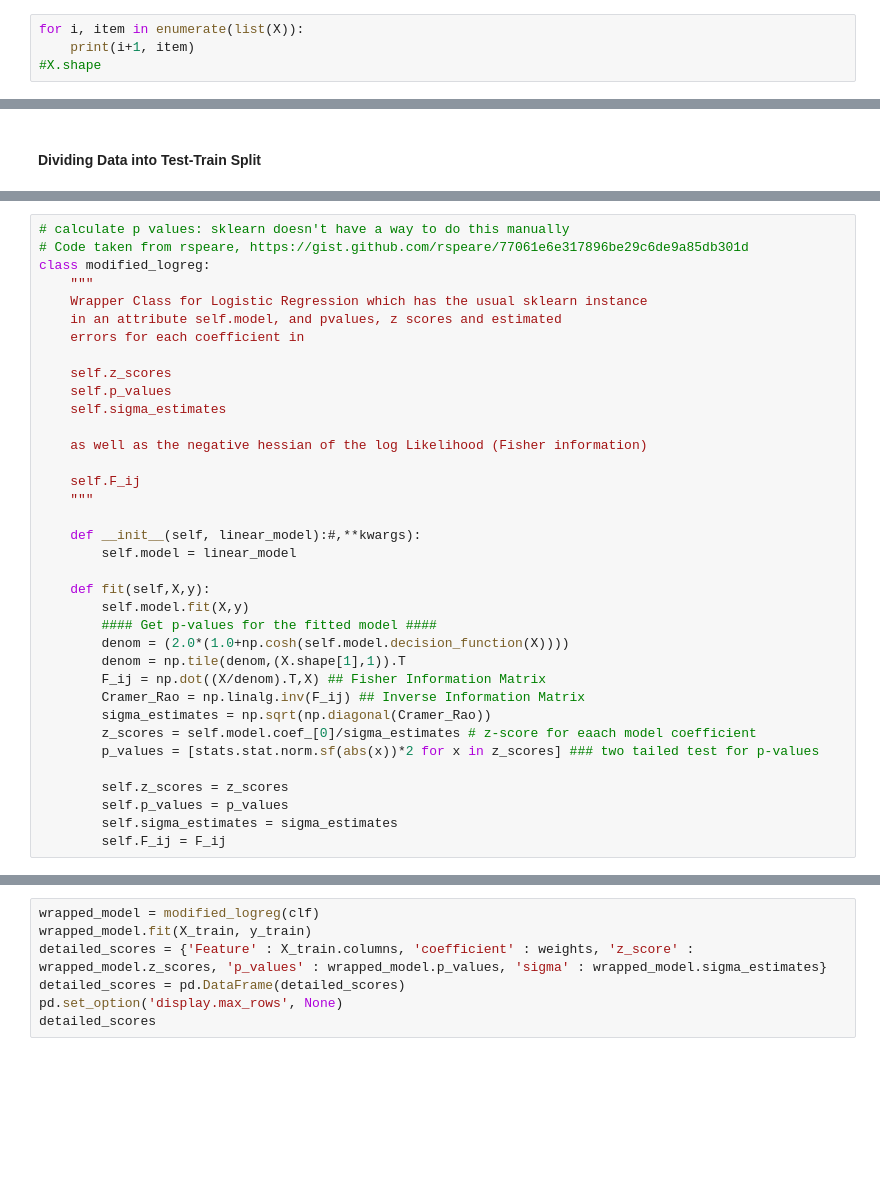
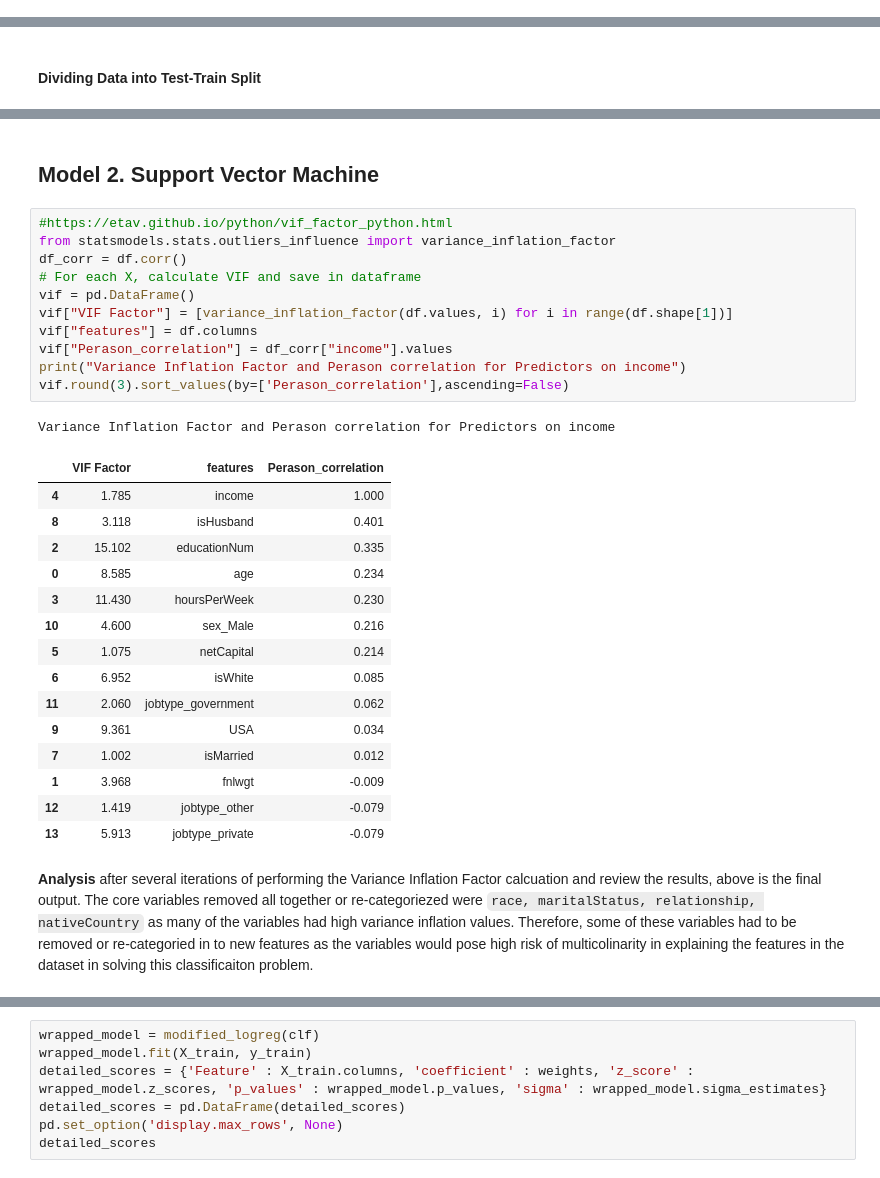
Before and after one commit to davidshaw2018/SMU-MSDS-Projects, a Jupyter notebook: Income_Classification/SVMs_and_Logit.ipynb, the cells around one changed output, grey strips where cells are left out. Cells and saved outputs as stored; diff of their text form; blank space fills up the shorter version.

```diff
--- a/Income_Classification/SVMs_and_Logit.ipynb
+++ b/Income_Classification/SVMs_and_Logit.ipynb
@@ -409,4 +424,0 @@ As we can see the maximum number of samples we need to run this analysis is 83.
-# %%
-for i, item in enumerate(list(X)):
-    print(i+1, item)
-#X.shape
@@ -558,36 +479,32 @@ The regression model from the sklearn package first normalizes all our variables
-# %%
-# calculate p values: sklearn doesn't have a way to do this manually
-# Code taken from rspeare, https://gist.github.com/rspeare/77061e6e317896be29c6de9a85db301d
-class modified_logreg:
-    """
-    Wrapper Class for Logistic Regression which has the usual sklearn instance
-    in an attribute self.model, and pvalues, z scores and estimated
-    errors for each coefficient in
-
-    self.z_scores
-    self.p_values
-    self.sigma_estimates
-
-    as well as the negative hessian of the log Likelihood (Fisher information)
-
-    self.F_ij
-    """
-
-    def __init__(self, linear_model):#,**kwargs):
-        self.model = linear_model
-
-    def fit(self,X,y):
-        self.model.fit(X,y)
-        #### Get p-values for the fitted model ####
-        denom = (2.0*(1.0+np.cosh(self.model.decision_function(X))))
-        denom = np.tile(denom,(X.shape[1],1)).T
-        F_ij = np.dot((X/denom).T,X) ## Fisher Information Matrix
-        Cramer_Rao = np.linalg.inv(F_ij) ## Inverse Information Matrix
-        sigma_estimates = np.sqrt(np.diagonal(Cramer_Rao))
-        z_scores = self.model.coef_[0]/sigma_estimates # z-score for eaach model coefficient
-        p_values = [stats.stat.norm.sf(abs(x))*2 for x in z_scores] ### two tailed test for p-values
-
-        self.z_scores = z_scores
-        self.p_values = p_values
-        self.sigma_estimates = sigma_estimates
-        self.F_ij = F_ij
+# %% [markdown]
+## Model 2. Support Vector Machine
+# %%
+#https://etav.github.io/python/vif_factor_python.html
+from statsmodels.stats.outliers_influence import variance_inflation_factor
+df_corr = df.corr()
+# For each X, calculate VIF and save in dataframe
+vif = pd.DataFrame()
+vif["VIF Factor"] = [variance_inflation_factor(df.values, i) for i in range(df.shape[1])]
+vif["features"] = df.columns
+vif["Perason_correlation"] = df_corr["income"].values
+print("Variance Inflation Factor and Perason correlation for Predictors on income")
+vif.round(3).sort_values(by=['Perason_correlation'],ascending=False)
+# %% [output]
+Variance Inflation Factor and Perason correlation for Predictors on income
+|  | VIF Factor | features | Perason_correlation |
+| 4 | 1.785 | income | 1.000 |
+| 8 | 3.118 | isHusband | 0.401 |
+| 2 | 15.102 | educationNum | 0.335 |
+| 0 | 8.585 | age | 0.234 |
+| 3 | 11.430 | hoursPerWeek | 0.230 |
+| 10 | 4.600 | sex_Male | 0.216 |
+| 5 | 1.075 | netCapital | 0.214 |
+| 6 | 6.952 | isWhite | 0.085 |
+| 11 | 2.060 | jobtype_government | 0.062 |
+| 9 | 9.361 | USA | 0.034 |
+| 7 | 1.002 | isMarried | 0.012 |
+| 1 | 3.968 | fnlwgt | -0.009 |
+| 12 | 1.419 | jobtype_other | -0.079 |
+| 13 | 5.913 | jobtype_private | -0.079 |
+# %% [markdown]
+__Analysis__ after several iterations of performing the Variance Inflation Factor calcuation and review the results, above is the final output. The core variables removed all together or re-categoriezed were `race, maritalStatus, relationship, nativeCountry` as many of the variables had high variance inflation values. Therefore, some of these variables had to be removed or re-categoried in to new features as the variables would pose high risk of multicolinarity in explaining the features in the dataset in solving this classificaiton problem.
```
Also changed, not shown: parts of 103 cells of this notebook.
